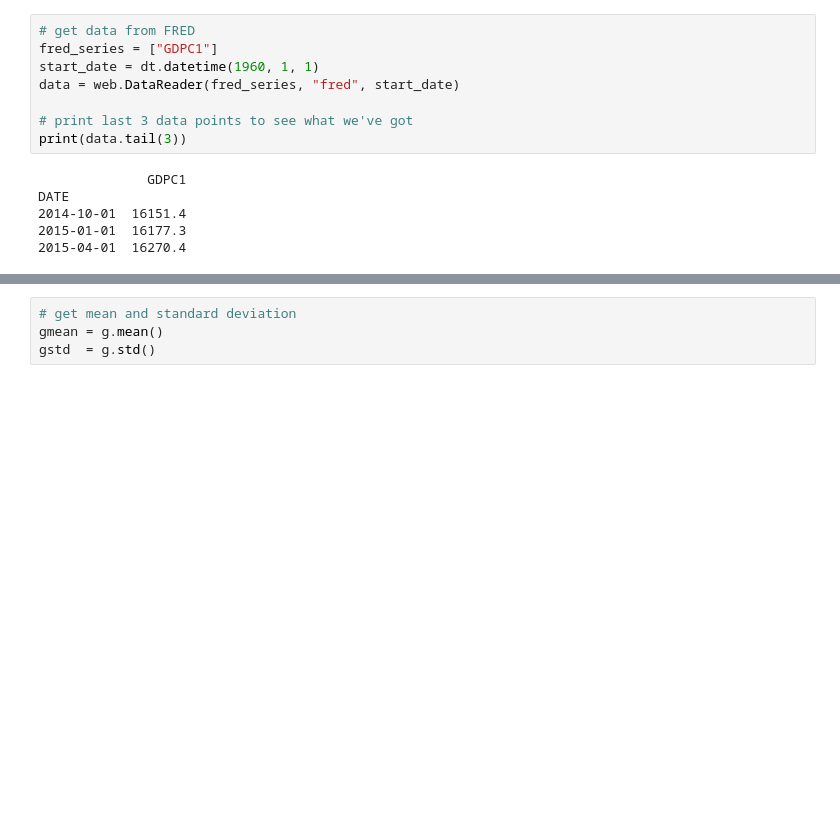
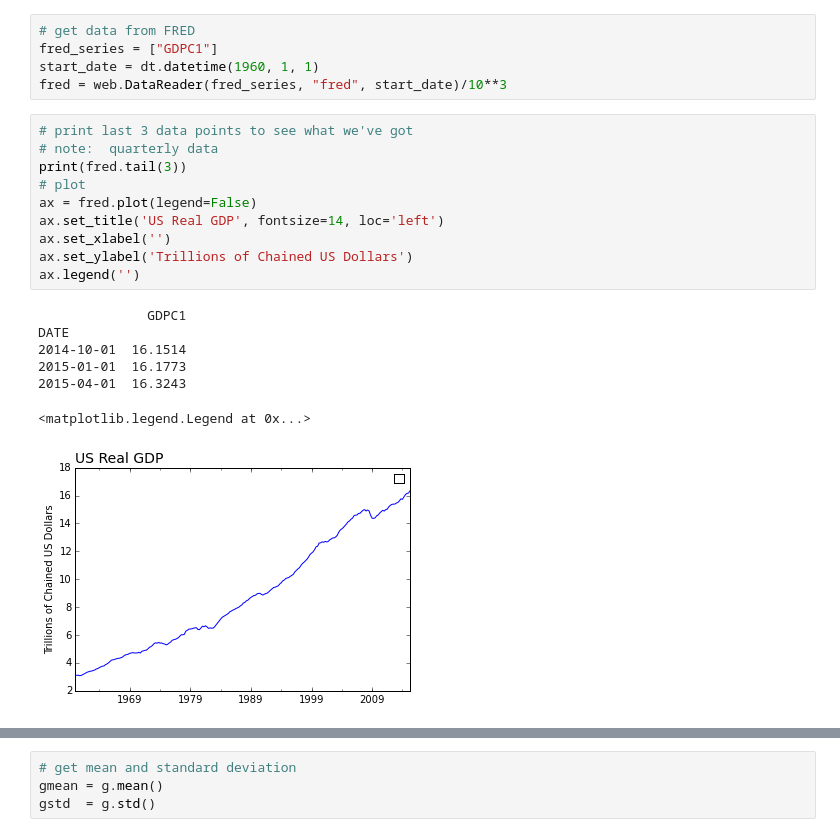
Before and after one commit to DaveBackus/Data_Bootcamp, a Jupyter notebook: Code/IPython/bootcamp_examples.ipynb, the cells around one changed output, grey strips where cells are left out. Cells and saved outputs as stored; diff of their text form; blank space fills up the shorter version.

```diff
--- a/Code/IPython/bootcamp_examples.ipynb
+++ b/Code/IPython/bootcamp_examples.ipynb
@@ -62,14 +125,23 @@ import matplotlib.pyplot as plt    # plotting tools
 # get data from FRED
 fred_series = ["GDPC1"]
 start_date = dt.datetime(1960, 1, 1)
-data = web.DataReader(fred_series, "fred", start_date)
-
-# print last 3 data points to see what we've got
-print(data.tail(3))
+fred = web.DataReader(fred_series, "fred", start_date)/10**3
-# %% [output]
-              GDPC1
-DATE
-2014-10-01  16151.4
-2015-01-01  16177.3
-2015-04-01  16270.4
+# %%
+# print last 3 data points to see what we've got
+# note:  quarterly data
+print(fred.tail(3))
+# plot
+ax = fred.plot(legend=False)
+ax.set_title('US Real GDP', fontsize=14, loc='left')
+ax.set_xlabel('')
+ax.set_ylabel('Trillions of Chained US Dollars')
+ax.legend('')
+# %% [output]
+              GDPC1
+DATE
+2014-10-01  16.1514
+2015-01-01  16.1773
+2015-04-01  16.3243
+<matplotlib.legend.Legend at 0x...>
+[figure, added]
 # %%
```
Also changed, not shown: parts of 27 cells of this notebook, 12 other files.
